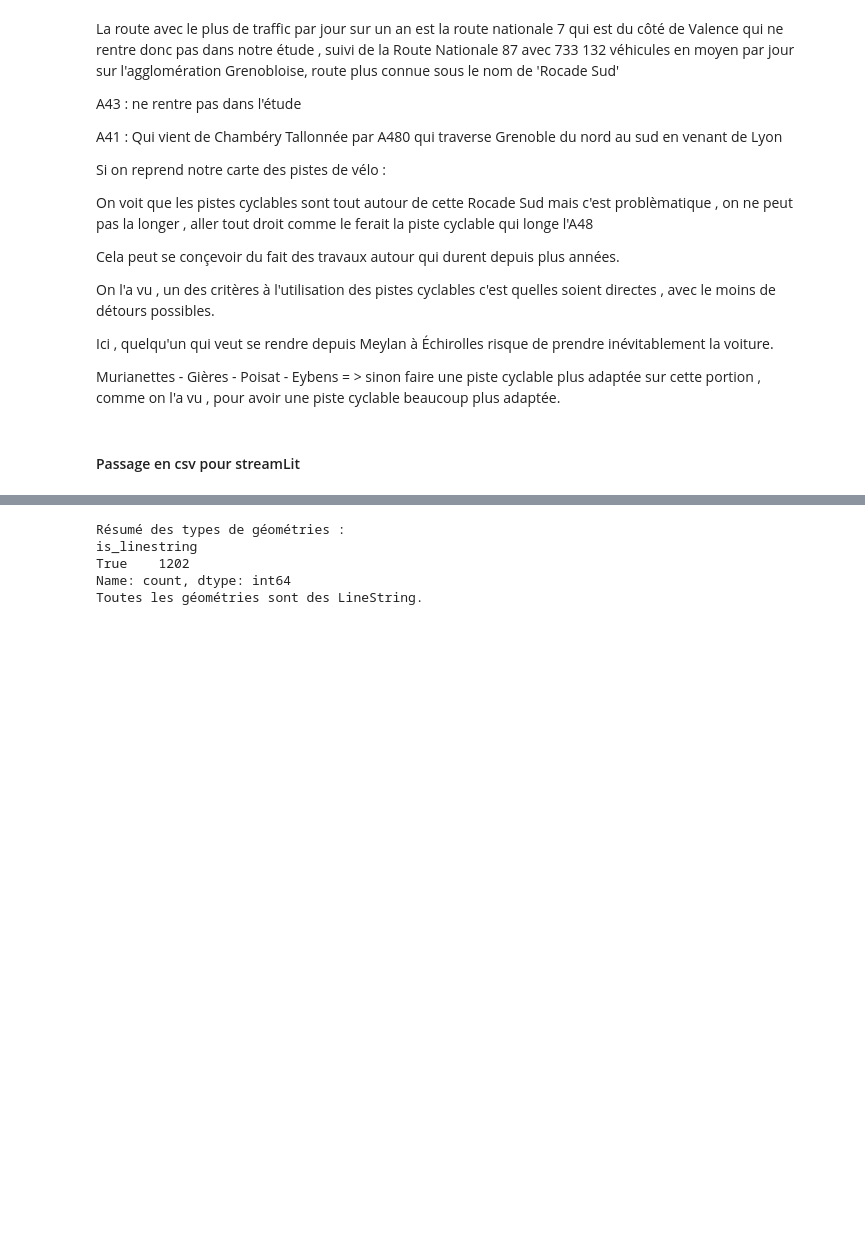
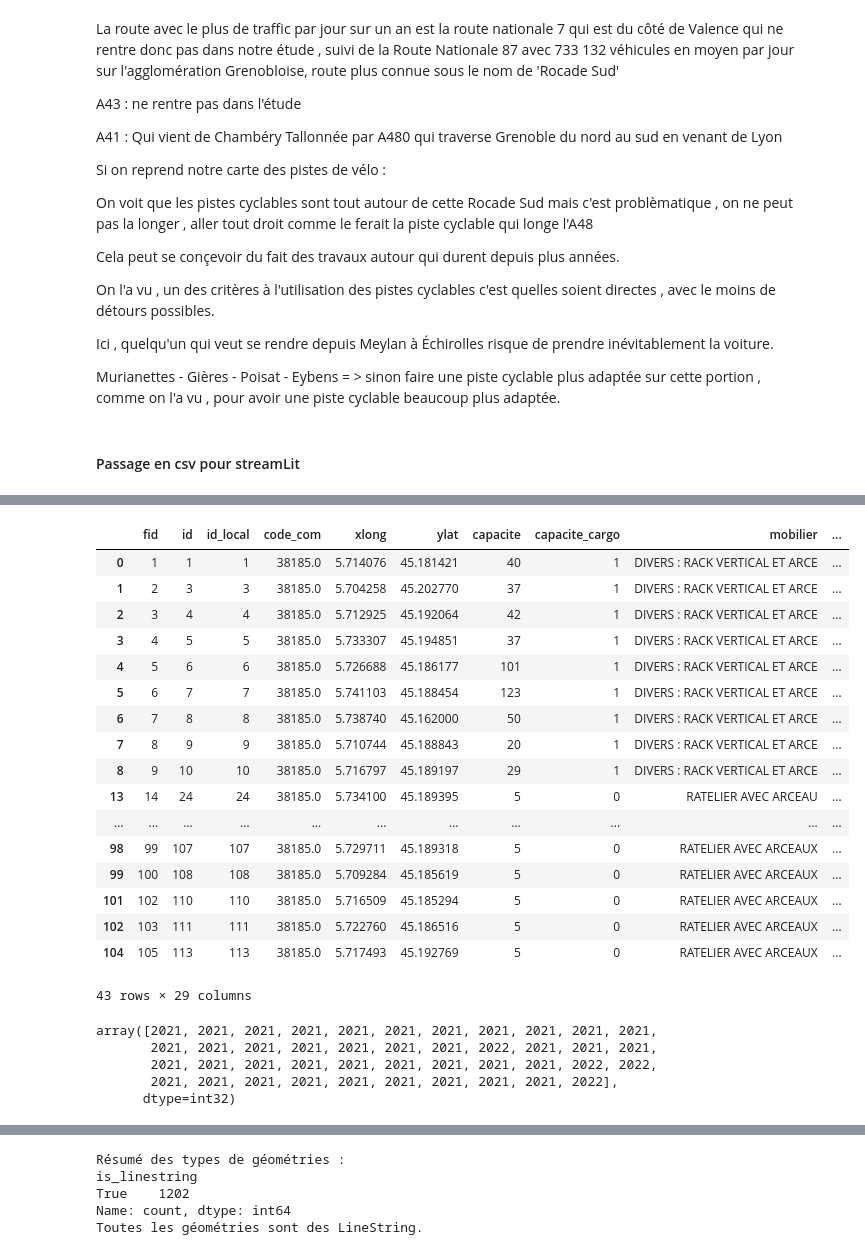
Before and after one commit to Flotauv/Projet_Data_Innovant-, a Jupyter notebook: Projet_FLO.ipynb, the cells around one changed output, grey strips where cells are left out. Drawn from its saved outputs; the diff is of its cells as text; code cells hidden in the pictures; blank space fills up the shorter version.

```diff
--- a/Projet_FLO.ipynb
+++ b/Projet_FLO.ipynb
@@ -474,0 +667,4 @@ df_axes_test
+# %%
+df_sta = pd.read_csv('stationnement_velo.csv')
+
+df_sta.columns
@@ -474,0 +679,2 @@ df_axes_test
+# %%
+df_sta = df_sta[df_sta['commune_local']=='Grenoble']
@@ -474,0 +702,32 @@ df_axes_test
+# %%
+df_sta= df_sta.drop(columns=['id_osm','gratuit','type_accroche'])
+df_sta = df_sta.dropna()
+# %%
+df_sta
+# %% [output]
+|  | fid | id | id_local | code_com | xlong | ylat | capacite | capacite_cargo | mobilier | ... |
+| 0 | 1 | 1 | 1 | 38185.0 | 5.714076 | 45.181421 | 40 | 1 | DIVERS : RACK VERTICAL ET ARCE | ... |
+| 1 | 2 | 3 | 3 | 38185.0 | 5.704258 | 45.202770 | 37 | 1 | DIVERS : RACK VERTICAL ET ARCE | ... |
+| 2 | 3 | 4 | 4 | 38185.0 | 5.712925 | 45.192064 | 42 | 1 | DIVERS : RACK VERTICAL ET ARCE | ... |
+| 3 | 4 | 5 | 5 | 38185.0 | 5.733307 | 45.194851 | 37 | 1 | DIVERS : RACK VERTICAL ET ARCE | ... |
+| 4 | 5 | 6 | 6 | 38185.0 | 5.726688 | 45.186177 | 101 | 1 | DIVERS : RACK VERTICAL ET ARCE | ... |
+| 5 | 6 | 7 | 7 | 38185.0 | 5.741103 | 45.188454 | 123 | 1 | DIVERS : RACK VERTICAL ET ARCE | ... |
+| 6 | 7 | 8 | 8 | 38185.0 | 5.738740 | 45.162000 | 50 | 1 | DIVERS : RACK VERTICAL ET ARCE | ... |
+| 7 | 8 | 9 | 9 | 38185.0 | 5.710744 | 45.188843 | 20 | 1 | DIVERS : RACK VERTICAL ET ARCE | ... |
+| 8 | 9 | 10 | 10 | 38185.0 | 5.716797 | 45.189197 | 29 | 1 | DIVERS : RACK VERTICAL ET ARCE | ... |
+| 13 | 14 | 24 | 24 | 38185.0 | 5.734100 | 45.189395 | 5 | 0 | RATELIER AVEC ARCEAU | ... |
+| ... | ... | ... | ... | ... | ... | ... | ... | ... | ... | ... |
+| 98 | 99 | 107 | 107 | 38185.0 | 5.729711 | 45.189318 | 5 | 0 | RATELIER AVEC ARCEAUX | ... |
+| 99 | 100 | 108 | 108 | 38185.0 | 5.709284 | 45.185619 | 5 | 0 | RATELIER AVEC ARCEAUX | ... |
+| 101 | 102 | 110 | 110 | 38185.0 | 5.716509 | 45.185294 | 5 | 0 | RATELIER AVEC ARCEAUX | ... |
+| 102 | 103 | 111 | 111 | 38185.0 | 5.722760 | 45.186516 | 5 | 0 | RATELIER AVEC ARCEAUX | ... |
+| 104 | 105 | 113 | 113 | 38185.0 | 5.717493 | 45.192769 | 5 | 0 | RATELIER AVEC ARCEAUX | ... |
+43 rows × 29 columns
+# %%
+df_sta.annee.values
+# %% [output]
+array([2021, 2021, 2021, 2021, 2021, 2021, 2021, 2021, 2021, 2021, 2021,
+       2021, 2021, 2021, 2021, 2021, 2021, 2021, 2022, 2021, 2021, 2021,
+       2021, 2021, 2021, 2021, 2021, 2021, 2021, 2021, 2021, 2022, 2022,
+       2021, 2021, 2021, 2021, 2021, 2021, 2021, 2021, 2021, 2022],
+      dtype=int32)
```
Also changed, not shown: parts of 52 cells of this notebook, 15 other files.
